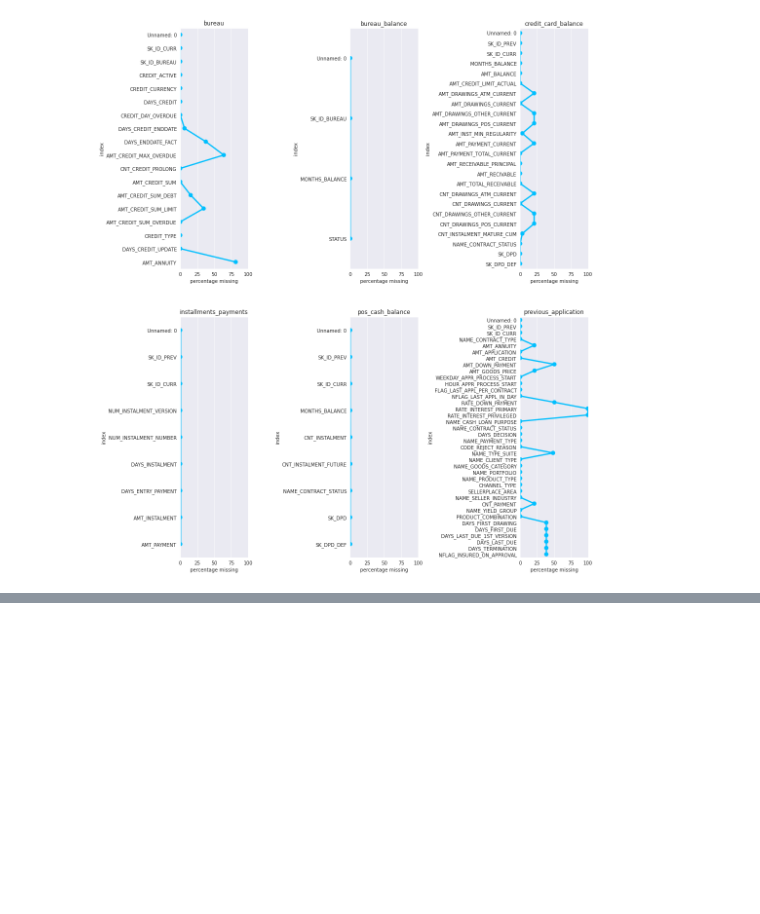
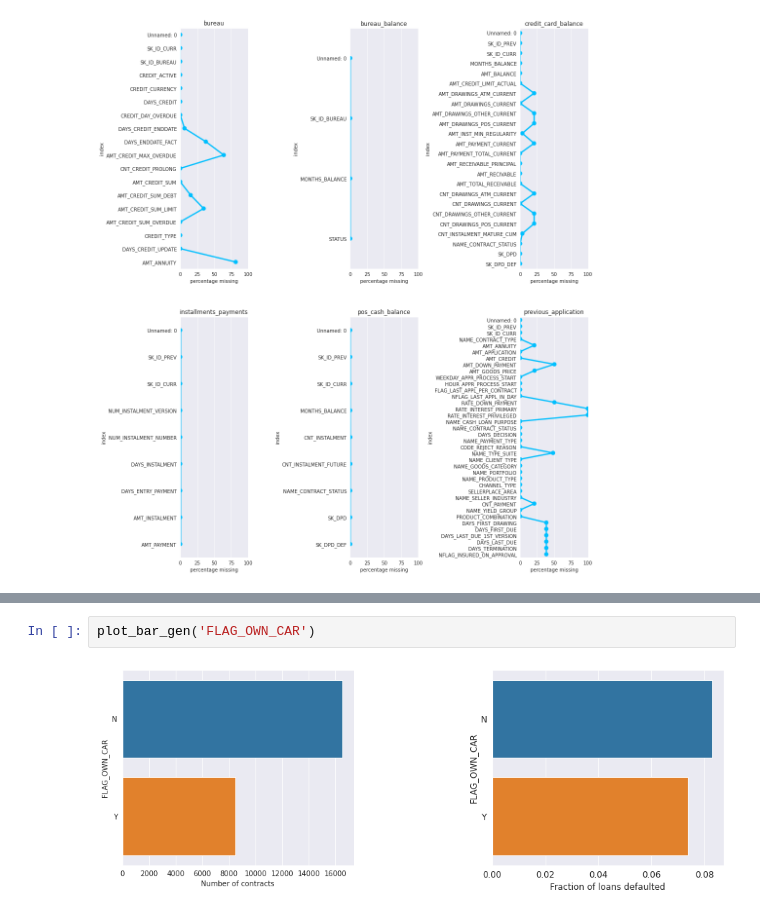
Before and after one commit to yadneshkhairnar194/Home-Credit-Default-Risk, a Jupyter notebook: Home_Credit_Default_Risk.ipynb, the cells around one changed output, grey strips where cells are left out. Saved outputs shown, nothing was run; the diff lists cells and outputs as text; blank space fills up the shorter version.

```diff
--- a/Home_Credit_Default_Risk.ipynb
+++ b/Home_Credit_Default_Risk.ipynb
@@ -273,0 +324,4 @@ plt.subplots_adjust(wspace = 1.5)
+# %%
+plot_bar_gen('FLAG_OWN_CAR')
+# %% [output]
+[figure, added]
```
Also changed, not shown: parts of 49 cells of this notebook.
